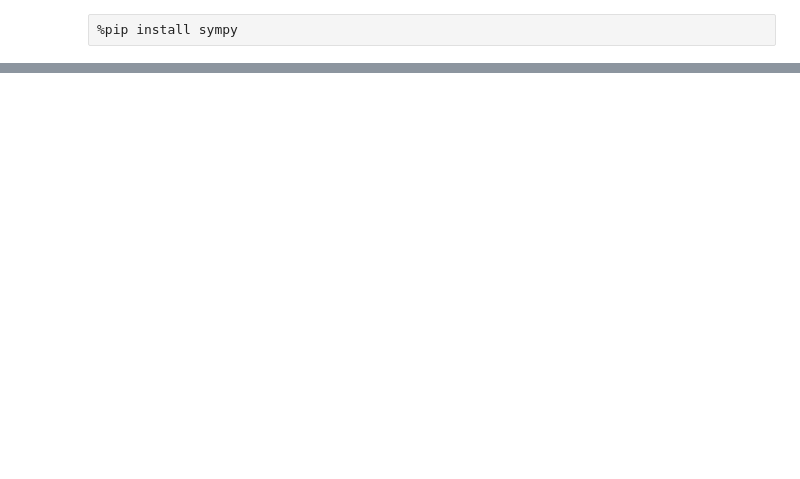
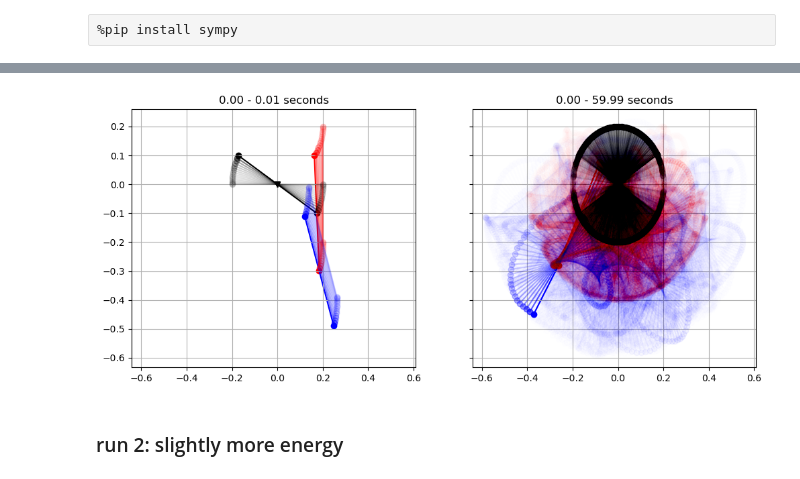
Before and after one commit to geomar-od-lagrange/2025_drogued_drifters, a Jupyter notebook: notebooks/2025-10-28_sympy_tripend.ipynb, the cells around one changed output, grey strips where cells are left out. Cells and saved outputs as stored; diff of their text form; code cells hidden in the pictures; blank space fills up the shorter version.

```diff
--- a/notebooks/2025-10-28_sympy_tripend.ipynb
+++ b/notebooks/2025-10-28_sympy_tripend.ipynb
@@ -185,0 +142,2 @@ plt.xlabel('seconds');
+# %%
+M, F = sp.linear_eq_to_matrix(sp.simplify(sp.Matrix(eoms)), list(qdd))
@@ -185,0 +156,2 @@ plt.xlabel('seconds');
+# %%
+params_symb = (l00, l01, l10, l11, l20, l21, m00, m01, m10, m11, m20, m21, g)
@@ -185,0 +249,10 @@ plt.xlabel('seconds');
+# %%
+def rhs(t_num, y, params_vals=None):
+    q_num  = y[0:3]
+    qd_num = y[3:6]
+    M_num = np.array(M_(t_num, *q_num, *qd_num, **params_vals), dtype=float)
+    F_num = np.array(F_(t_num, *q_num, *qd_num, **params_vals), dtype=float).reshape(-1)
+
+    qdd_num = np.linalg.solve(M_num, F_num)
+
+    return np.concatenate([qd_num, qdd_num])
@@ -185,0 +261,11 @@ plt.xlabel('seconds');
+# %%
+q0   = np.array([np.pi / 2, 0, np.pi / 10])
+qd0  = np.array([2 * np.pi / 20, 0, 0])
+y0   = np.concatenate([q0, qd0])
+
+t_span = (0.0, 60.0)
+t_eval = np.arange(t_span[0], t_span[1], 0.01)
+
+sol = solve_ivp(lambda tt, yy: rhs(tt, yy, params_vals), t_span, y0, atol=1e-04, t_eval=t_eval)
+
+sol
@@ -185,0 +288,24 @@ plt.xlabel('seconds');
+# %%
+fig, ax = plt.subplots(1, 2, figsize=(12, 5), sharex=True, sharey=True)
+
+# initial part
+_ax = ax[0]
+for _n in range(0, 20):
+    n = 20 - _n
+    alpha = 1 / (_n + 1)
+    plot_locations(sol.t[n], tuple(sol.y[:3, n]), tuple(sol.y[3:, n]), params_vals, ax=_ax, alpha=alpha, zorder=10 * _n)
+_ax.grid();
+_ax.set_title(f"{sol.t[0]:.2f} - {sol.t[n]:.2f} seconds")
+
+# all variability part
+_ax = ax[1]
+for _n in range(0, len(sol.t), 1):
+    n = len(sol.t) - _n - 1
+    alpha = 1 / (_n + 1) ** 0.7
+    plot_locations(sol.t[n], tuple(sol.y[:3, n]), tuple(sol.y[3:, n]), params_vals, ax=_ax, alpha=alpha, zorder=10 * _n)
+_ax.grid();
+_ax.set_title(f"{sol.t[0]:.2f} - {sol.t[-1]:.2f} seconds");
+# %% [output]
+[figure, added]
+# %% [markdown]
+### run 2: slightly more energy
```
Also changed, not shown: parts of 55 cells of this notebook.
